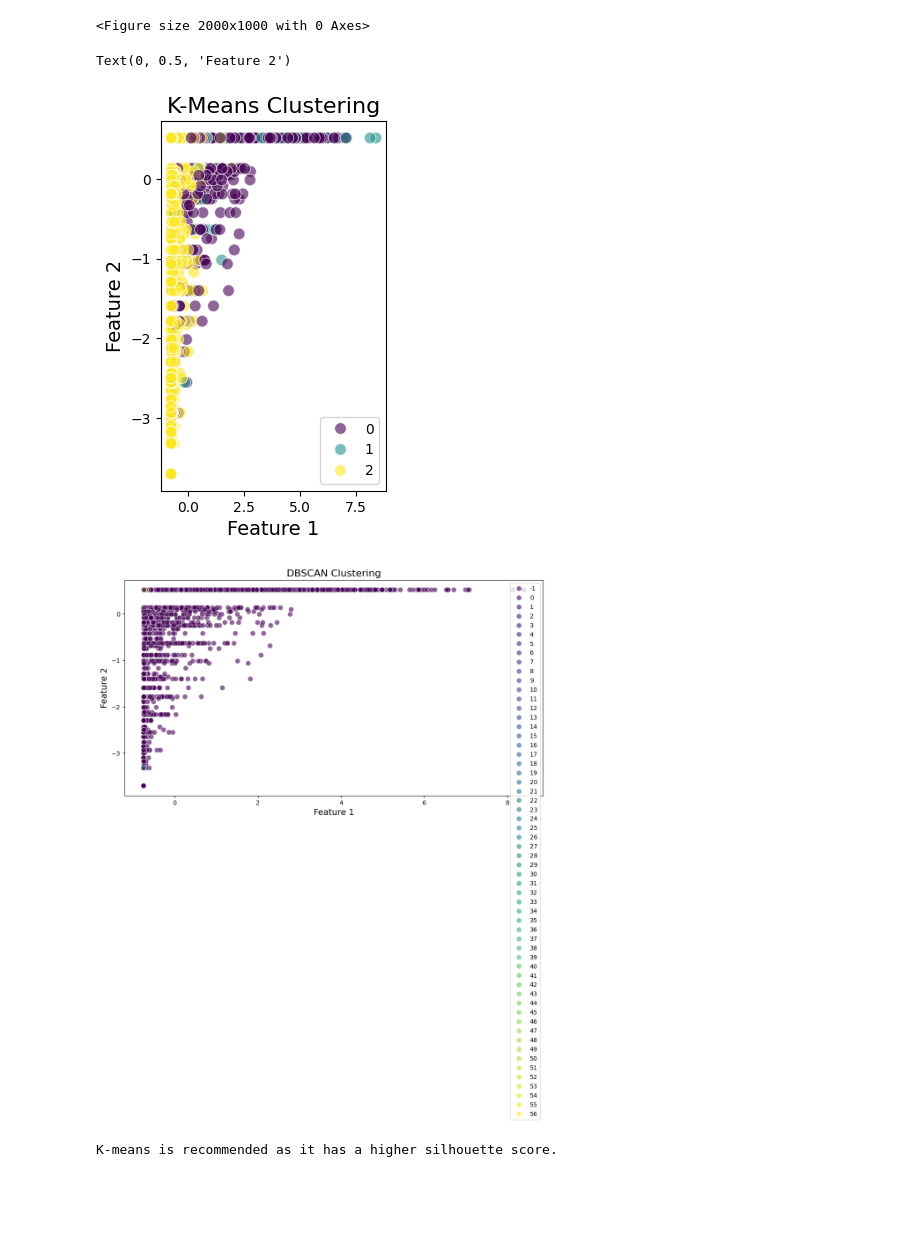
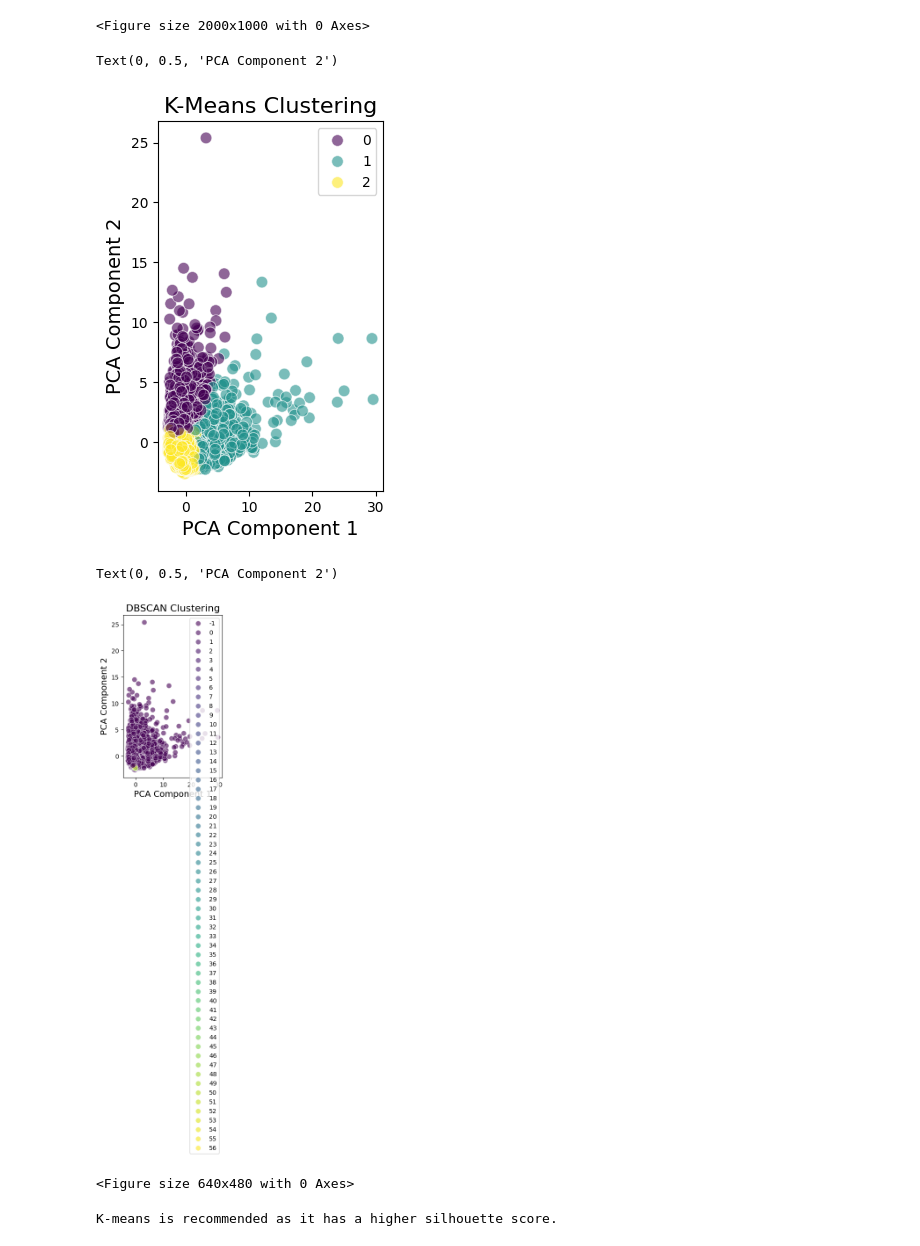
Before and after one commit to NA7RAWY/Comprehensive-Data-Mining-on-Health-Workout-Dataset, a Jupyter notebook: Clustering/Clustering_algo.ipynb, the cells around one changed output. Cells and saved outputs as stored; diff of their text form; code cells hidden in the pictures; blank space fills up the shorter version.

```diff
--- a/Clustering/Clustering_algo.ipynb
+++ b/Clustering/Clustering_algo.ipynb
@@ -33,4 +58,7 @@ print(f"DBSCAN Silhouette Score: {dbscan_silhouette:.4f}")
 # %% [output]
 K-means Silhouette Score: 0.2506
 DBSCAN Silhouette Score: 0.2165
+# %%
+pca = PCA(n_components=2)
+data_pca = pca.fit_transform(data_scaled)
 # %%
@@ -41,8 +69,8 @@ plt.figure(figsize=(20, 10))  # Increase the figure size
 # %%
 plt.subplot(1, 2, 1)
 sns.scatterplot(
-    x=data_normalized.iloc[:, 0],
-    y=data_normalized.iloc[:, 1],
+    x=data_pca[:, 0],
+    y=data_pca[:, 1],
     hue=kmeans_labels,
     palette="viridis",
     legend='full',
@@ -50,34 +78,33 @@ sns.scatterplot(
     alpha=0.6  # Transparency for overlapping points
 )
 plt.title("K-Means Clustering", fontsize=16)
-plt.xlabel("Feature 1", fontsize=14)
-plt.ylabel("Feature 2", fontsize=14)
+plt.xlabel("PCA Component 1", fontsize=14)
+plt.ylabel("PCA Component 2", fontsize=14)
 # %% [output]
-Text(0, 0.5, 'Feature 2')
+Text(0, 0.5, 'PCA Component 2')
-[figure, old version]
+[figure, new version]
 # %%
-# Increase the figure size to avoid layout issues
-plt.figure(figsize=(20, 10))
-
 plt.subplot(1, 2, 2)
 sns.scatterplot(
-    x=data_normalized.iloc[:, 0],
-    y=data_normalized.iloc[:, 1],
+    x=data_pca[:, 0],
+    y=data_pca[:, 1],
     hue=dbscan_labels,
     palette="viridis",
     legend='full',
     s=70,
     alpha=0.6
 )
 plt.title("DBSCAN Clustering", fontsize=16)
-plt.xlabel("Feature 1", fontsize=14)
-plt.ylabel("Feature 2", fontsize=14)
-
-# Adjust layout
-plt.tight_layout()
-plt.show()
+plt.xlabel("PCA Component 1", fontsize=14)
+plt.ylabel("PCA Component 2", fontsize=14)
 # %% [output]
+Text(0, 0.5, 'PCA Component 2')
-[figure, old version]
+[figure, new version]
+# %%
+plt.tight_layout()
+plt.show()
+# %% [output]
+<Figure size 640x480 with 0 Axes>
 # %%
 if kmeans_silhouette > dbscan_silhouette:
     print("K-means is recommended as it has a higher silhouette score.")
```
Also changed, not shown: parts of 11 cells of this notebook.
